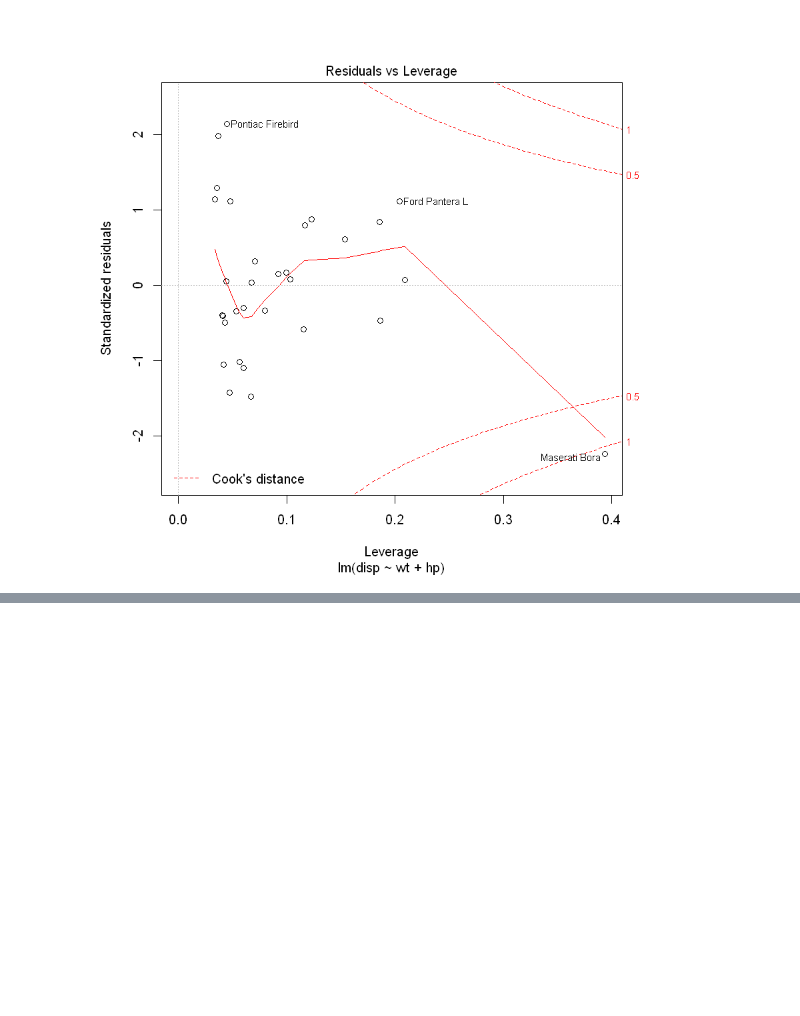
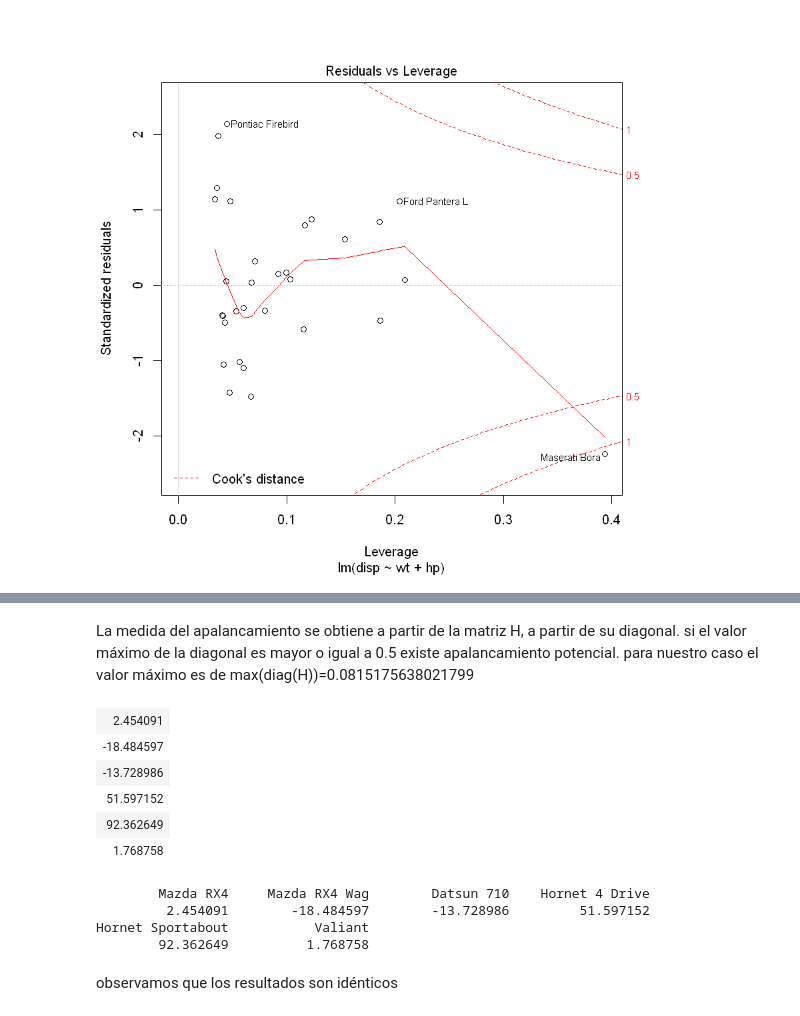
Before and after one commit to DanielEdu/R, a Jupyter notebook: Actividad Nro2.ipynb, the cells around one changed output, grey strips where cells are left out. Drawn from its saved outputs; the diff is of its cells as text; code cells hidden in the pictures; blank space fills up the shorter version.

```diff
--- a/Actividad Nro2.ipynb
+++ b/Actividad Nro2.ipynb
@@ -352,0 +414,7 @@ plot(regresion2)
+# %%
+# creando la matriz con la columna de 1s (unos)
+x <- cbind(c(1:1),datosCars2$wt,datosCars2$hp)
+# %%
+# obtenemos beta a partir de la matiz
+beta <- (solve(t(x)%*%x)) %*% (t(x)%*%datosCars2$disp)
+beta
@@ -352,0 +476,25 @@ plot(regresion2)
+# %% [markdown]
+La medida del apalancamiento se obtiene a partir de la matriz H, a partir de su diagonal.
+si el valor máximo de la diagonal es mayor o igual a 0.5 existe apalancamiento potencial.
+para nuestro caso el valor máximo es de max(diag(H))=0.0815175638021799
+# %%
+#calcular el error residual con matrices
+yest <- x %*% beta
+e <- datosCars2$disp - yest
+head(e)
+# %% [output]
+| 2.454091 |
+| -18.484597 |
+| -13.728986 |
+| 51.597152 |
+| 92.362649 |
+| 1.768758 |
+# %%
+head(linearMod2$residuals)
+# %% [output]
+        Mazda RX4     Mazda RX4 Wag        Datsun 710    Hornet 4 Drive
+         2.454091        -18.484597        -13.728986         51.597152
+Hornet Sportabout           Valiant
+        92.362649          1.768758
+# %% [markdown]
+observamos que los resultados son idénticos
```
Also changed, not shown: parts of 24 cells of this notebook.
